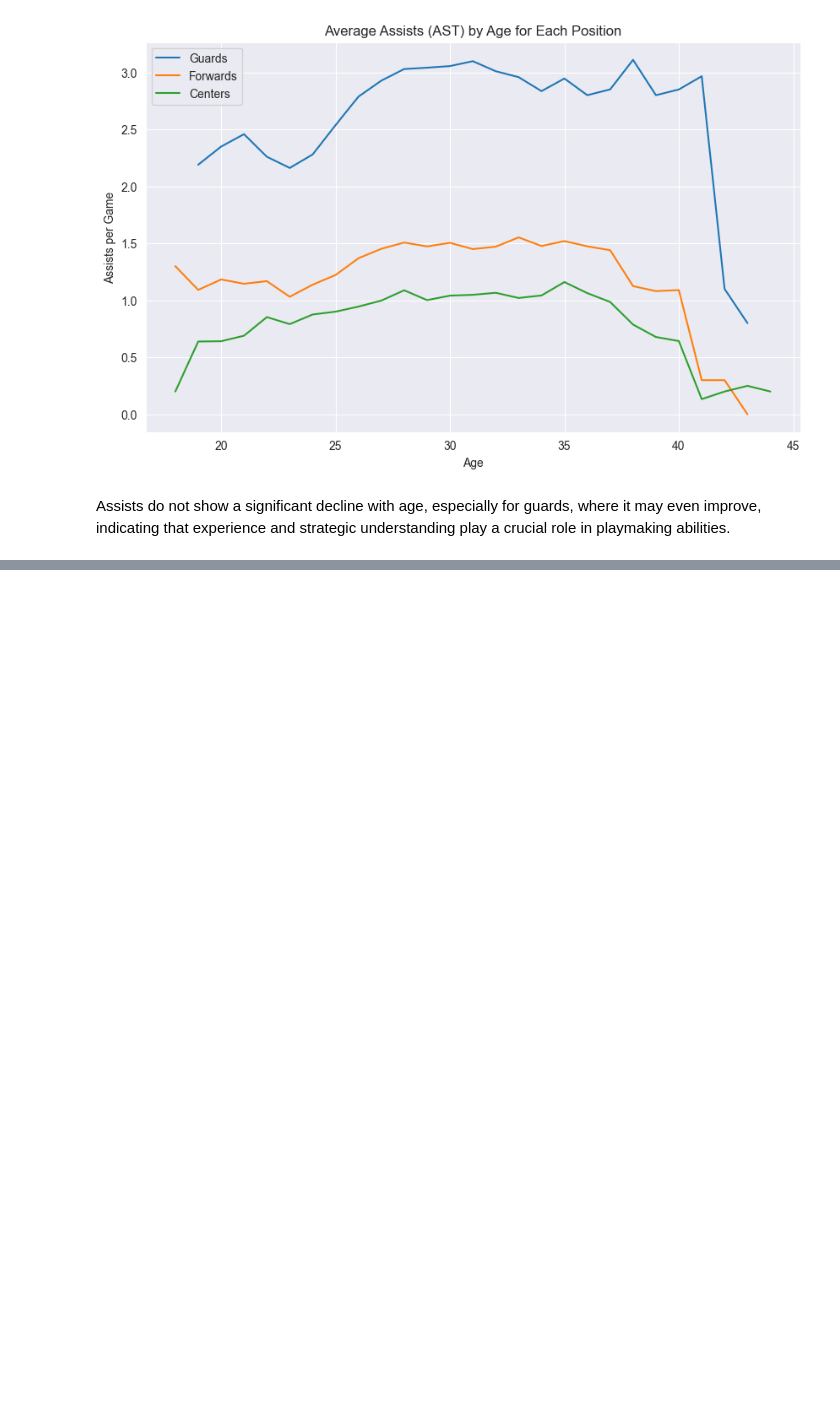
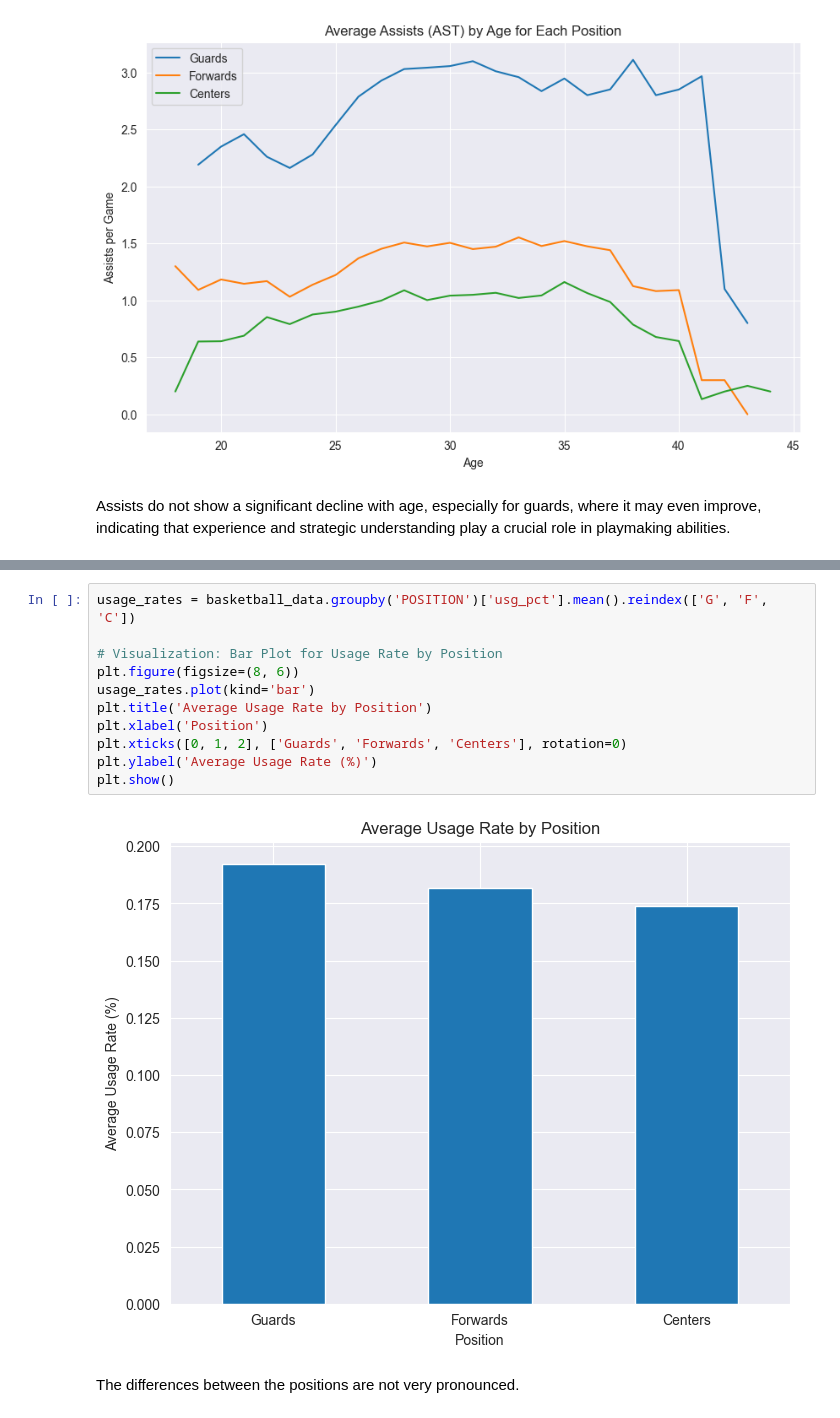
Before and after one commit to ChuanCheLin/NBA-Height-and-Weight-Analysis, a Jupyter notebook: positionAnalysis.ipynb, the cells around one changed output, grey strips where cells are left out. Cells and saved outputs as stored; diff of their text form; blank space fills up the shorter version.

Commit message:
add usage rate analysis with positional data

```diff
--- a/positionAnalysis.ipynb
+++ b/positionAnalysis.ipynb
@@ -135,0 +139,15 @@ Assists do not show a significant decline with age, especially for guards, where
+# %%
+usage_rates = basketball_data.groupby('POSITION')['usg_pct'].mean().reindex(['G', 'F', 'C'])
+
+# Visualization: Bar Plot for Usage Rate by Position
+plt.figure(figsize=(8, 6))
+usage_rates.plot(kind='bar')
+plt.title('Average Usage Rate by Position')
+plt.xlabel('Position')
+plt.xticks([0, 1, 2], ['Guards', 'Forwards', 'Centers'], rotation=0)
+plt.ylabel('Average Usage Rate (%)')
+plt.show()
+# %% [output]
+[figure, added]
+# %% [markdown]
+The differences between the positions are not very pronounced.
```
Also changed, not shown: parts of 1 cell of this notebook.
